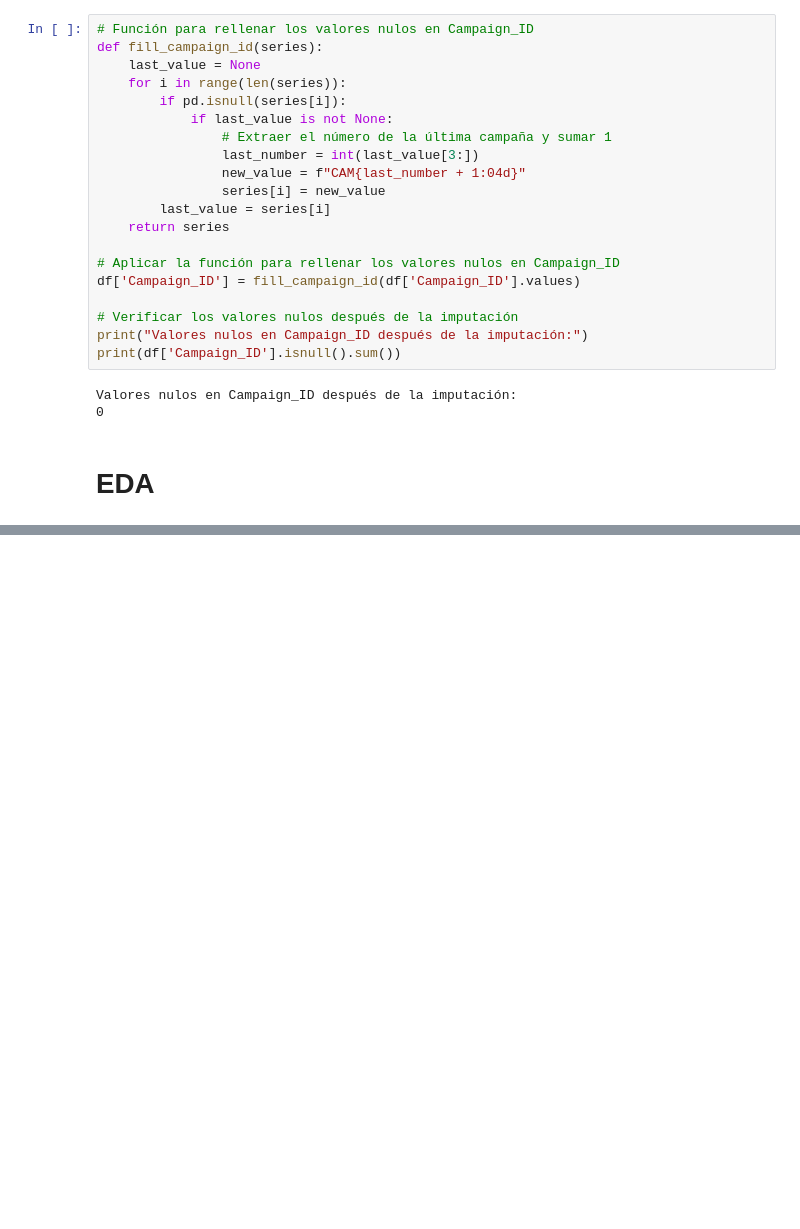
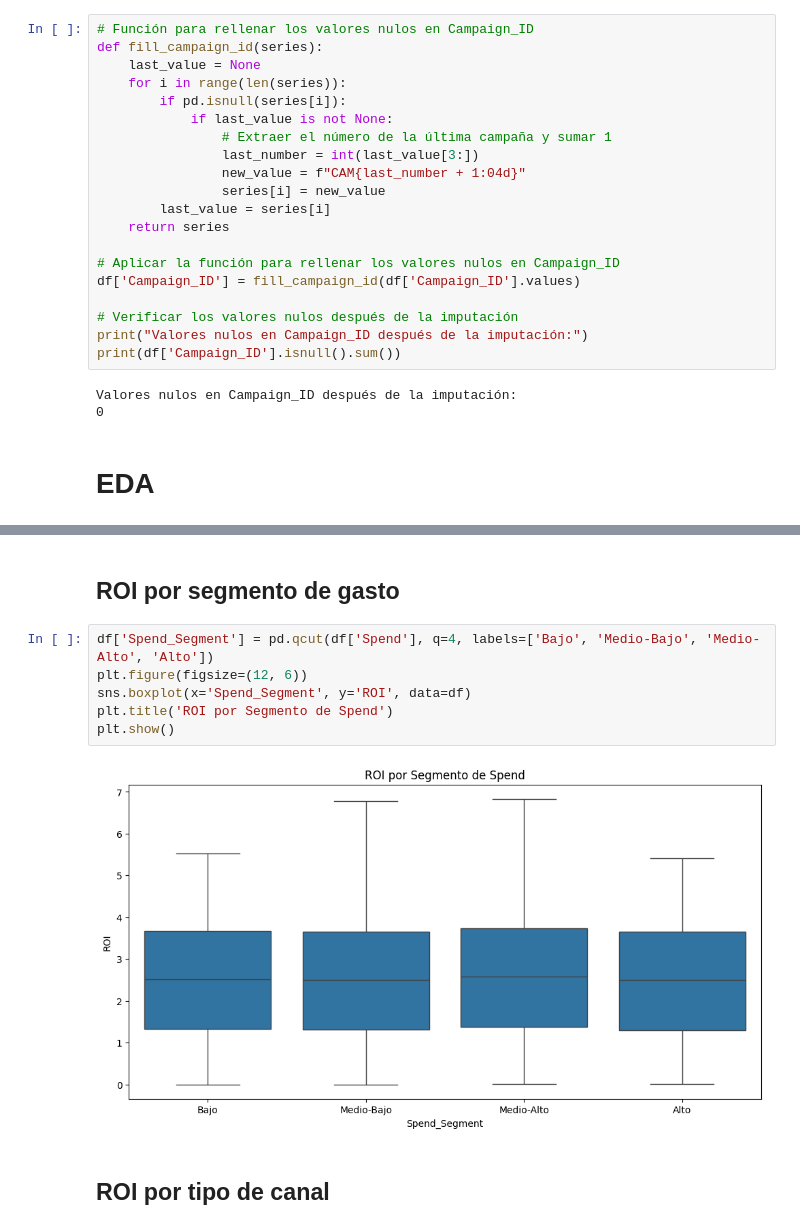
Before and after one commit to Germandcont/Data_Analysis_Project, a Jupyter notebook: Notebooks/Notebook.ipynb, the cells around one changed output, grey strips where cells are left out. Drawn from its saved outputs; the diff is of its cells as text; blank space fills up the shorter version.

```diff
--- a/Notebooks/Notebook.ipynb
+++ b/Notebooks/Notebook.ipynb
@@ -1089,0 +1129,12 @@ Valores nulos en Campaign_ID después de la imputación:
+# %% [markdown]
+## ROI por segmento de gasto
+# %%
+df['Spend_Segment'] = pd.qcut(df['Spend'], q=4, labels=['Bajo', 'Medio-Bajo', 'Medio-Alto', 'Alto'])
+plt.figure(figsize=(12, 6))
+sns.boxplot(x='Spend_Segment', y='ROI', data=df)
+plt.title('ROI por Segmento de Spend')
+plt.show()
+# %% [output]
+[figure, added]
+# %% [markdown]
+## ROI por tipo de canal
```
Also changed, not shown: parts of 10 cells of this notebook.
